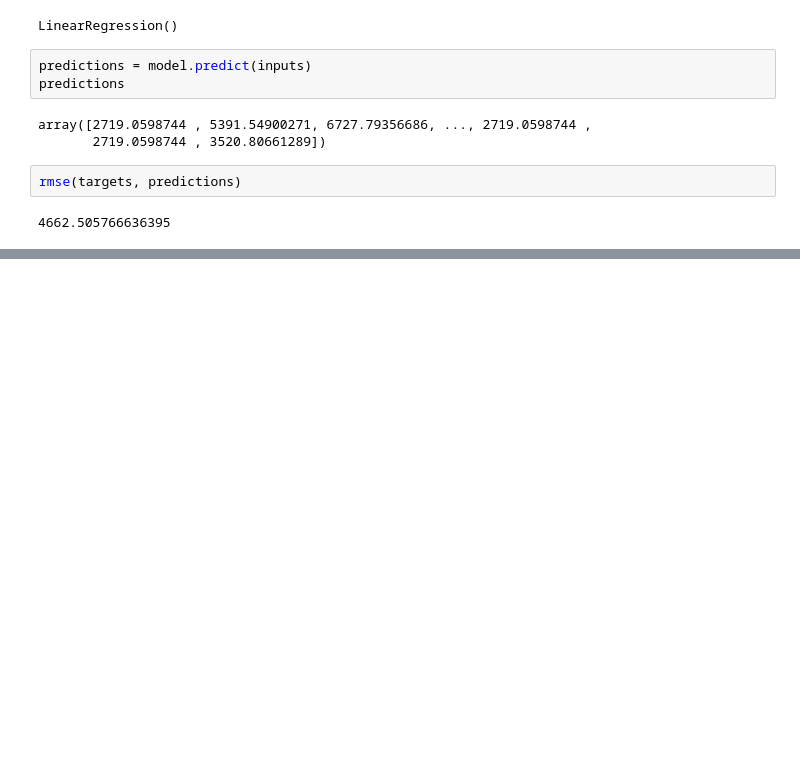
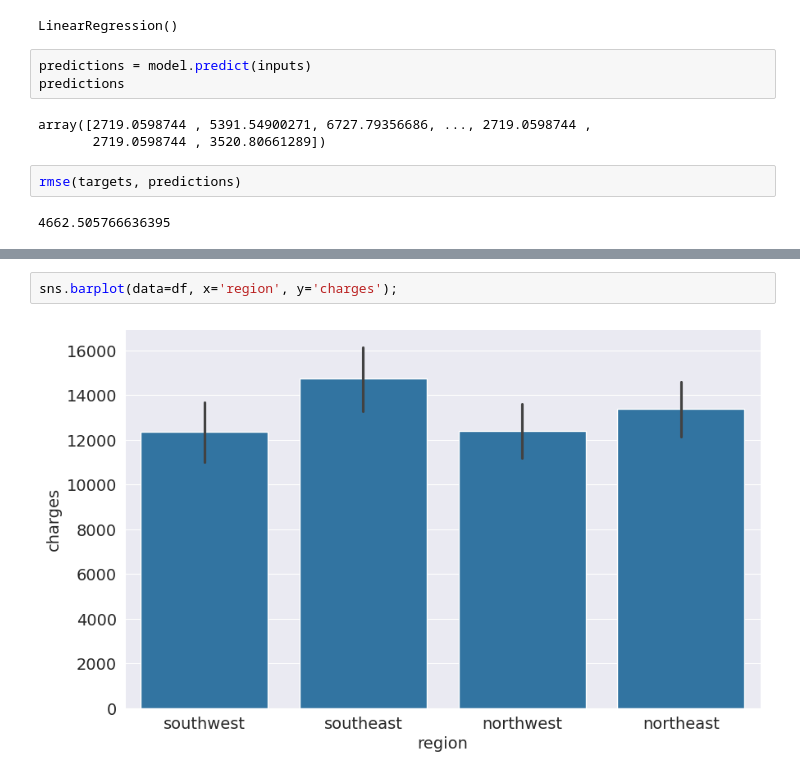
Before and after one commit to tunguyenn99/machine-learning-foundations, a Jupyter notebook: 01-linear-regression.ipynb, the cells around one changed output, grey strips where cells are left out. Saved outputs shown, nothing was run; the diff lists cells and outputs as text; blank space fills up the shorter version.

```diff
--- a/01-linear-regression.ipynb
+++ b/01-linear-regression.ipynb
@@ -488,0 +686,4 @@ rmse(targets, predictions)
+# %%
+sns.barplot(data=df, x='region', y='charges');
+# %% [output]
+[figure, added]
```
Also changed, not shown: parts of 53 cells of this notebook.
